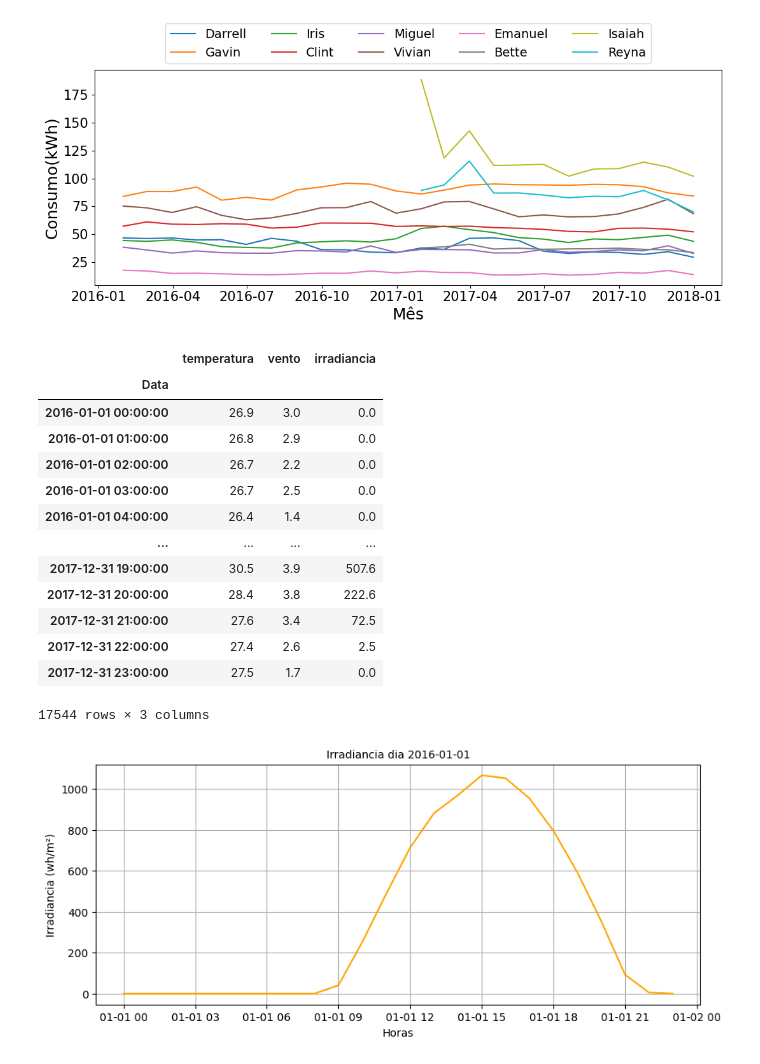
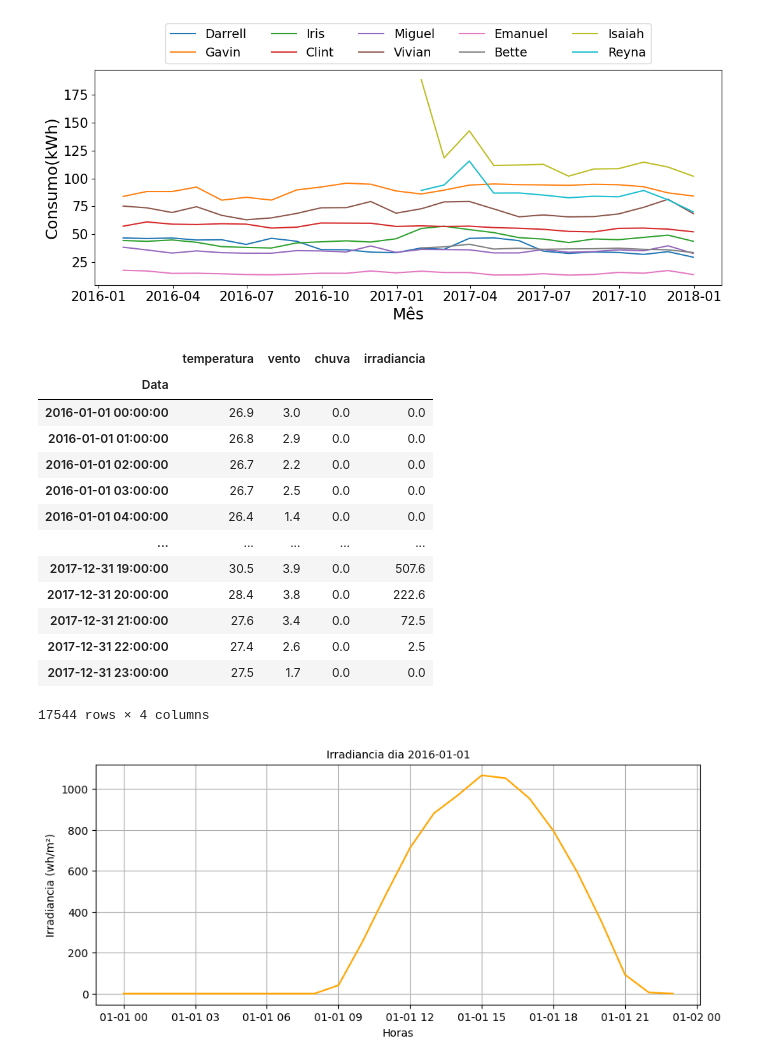
Before and after one commit to arthurcoelho442/Sujidade-e-Retorno-Economico-de-Baterias, a Jupyter notebook: atual.ipynb, the cells around one changed output. Cells and saved outputs as stored; diff of their text form; code cells hidden in the pictures.

```diff
--- a/atual.ipynb
+++ b/atual.ipynb
@@ -182,9 +184,9 @@ for ano in anos:
 
 DadosMet = pd.concat([Met[ano] for ano in anos])
 
-colunas_selecionadas = ["Data","Hora (UTC)","Temp. Ins. (C)","Vel. Vento (m/s)","Radiacao (KJ/m²)"]
+colunas_selecionadas = ["Data","Hora (UTC)","Temp. Ins. (C)","Vel. Vento (m/s)","Radiacao (KJ/m²)", "Chuva (mm)"]
 DadosMet = DadosMet[colunas_selecionadas]
-DadosMet.columns=['Data','Hora','temperatura', 'vento', 'radiacao']
+DadosMet.columns=['Data','Hora','temperatura', 'vento', 'radiacao', 'chuva']
 
 # Acerto Hora
 try:
@@ -192,47 +194,48 @@ try:
     DadosMet['Hora'] = DadosMet['Hora'].astype(str).str.replace(".0", ":00")
     DadosMet['Data'] = pd.to_datetime(DadosMet['Data'] + ' ' + DadosMet['Hora'], format='%d/%m/%Y %H:%M')
 except:
     DadosMet['Data'] = pd.to_datetime(DadosMet['Data'] + ' ' + DadosMet['Hora'])
 # DadosMet = DadosMet.set_axis(list(DadosMet['Data']), axis=0)
 
 # Definir a coluna 'Data' como índice
 DadosMet = DadosMet.set_index('Data')
 
 # Converter vírgulas para pontos e transformar em numérico
 DadosMet['radiacao'] = pd.to_numeric(DadosMet['radiacao'].str.replace(",", "."), errors='coerce')
 DadosMet['temperatura'] = pd.to_numeric(DadosMet['temperatura'].str.replace(",", "."), errors='coerce')
 DadosMet['vento'] = pd.to_numeric(DadosMet['vento'].str.replace(",", "."), errors='coerce')
+DadosMet['chuva'] = pd.to_numeric(DadosMet['chuva'].str.replace(",", "."), errors='coerce')
 
 DadosMet['radiacao'] = DadosMet['radiacao'].fillna(0.0)
 
 # Calcular irradiância solar (converter kJ/m² para W/m²)
 DadosMet['irradiancia'] = round(DadosMet['radiacao'] * 0.2777777778, 1)
 
 # Remover colunas desnecessárias
 DadosMet = DadosMet.drop(columns=['Hora', 'radiacao'])
 
 # Interpolar valores faltantes
 DadosMet = DadosMet.interpolate(method='time').bfill()
 
 # Garantir que o índice seja datetime
 DadosMet.index = pd.to_datetime(DadosMet.index)
 
 DadosMet
 # %% [output]
-|  | temperatura | vento | irradiancia |
-| Data |  |  |  |
-| 2016-01-01 00:00:00 | 26.9 | 3.0 | 0.0 |
-| 2016-01-01 01:00:00 | 26.8 | 2.9 | 0.0 |
-| 2016-01-01 02:00:00 | 26.7 | 2.2 | 0.0 |
-| 2016-01-01 03:00:00 | 26.7 | 2.5 | 0.0 |
-| 2016-01-01 04:00:00 | 26.4 | 1.4 | 0.0 |
-| ... | ... | ... | ... |
-| 2017-12-31 19:00:00 | 30.5 | 3.9 | 507.6 |
-| 2017-12-31 20:00:00 | 28.4 | 3.8 | 222.6 |
-| 2017-12-31 21:00:00 | 27.6 | 3.4 | 72.5 |
-| 2017-12-31 22:00:00 | 27.4 | 2.6 | 2.5 |
-| 2017-12-31 23:00:00 | 27.5 | 1.7 | 0.0 |
+|  | temperatura | vento | chuva | irradiancia |
+| Data |  |  |  |  |
+| 2016-01-01 00:00:00 | 26.9 | 3.0 | 0.0 | 0.0 |
+| 2016-01-01 01:00:00 | 26.8 | 2.9 | 0.0 | 0.0 |
+| 2016-01-01 02:00:00 | 26.7 | 2.2 | 0.0 | 0.0 |
+| 2016-01-01 03:00:00 | 26.7 | 2.5 | 0.0 | 0.0 |
+| 2016-01-01 04:00:00 | 26.4 | 1.4 | 0.0 | 0.0 |
+| ... | ... | ... | ... | ... |
+| 2017-12-31 19:00:00 | 30.5 | 3.9 | 0.0 | 507.6 |
+| 2017-12-31 20:00:00 | 28.4 | 3.8 | 0.0 | 222.6 |
+| 2017-12-31 21:00:00 | 27.6 | 3.4 | 0.0 | 72.5 |
+| 2017-12-31 22:00:00 | 27.4 | 2.6 | 0.0 | 2.5 |
+| 2017-12-31 23:00:00 | 27.5 | 1.7 | 0.0 | 0.0 |
-17544 rows × 3 columns
+17544 rows × 4 columns
 # %%
 #@title **Gráfico irradiancia dia 1 do primeiro ano**
 plt.figure(figsize=(10,4))
```
Also changed, not shown: parts of 16 cells of this notebook, 5 other files.
